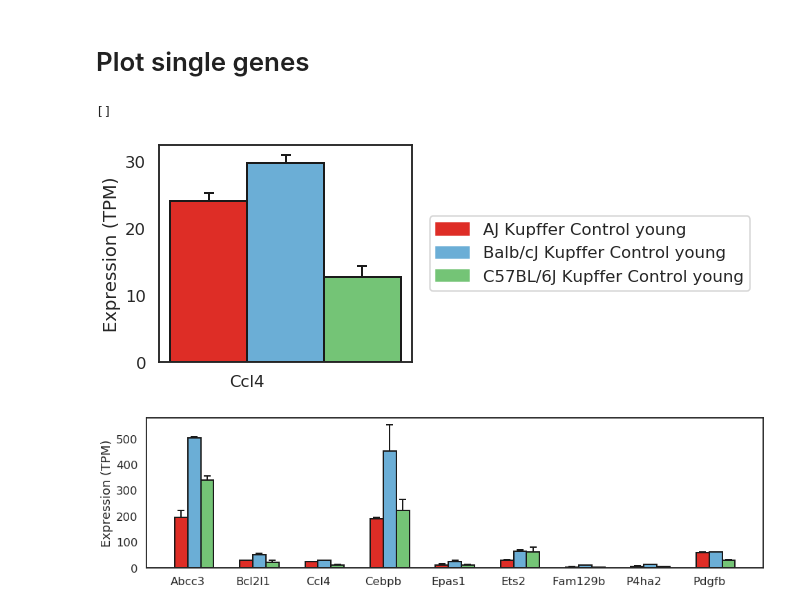
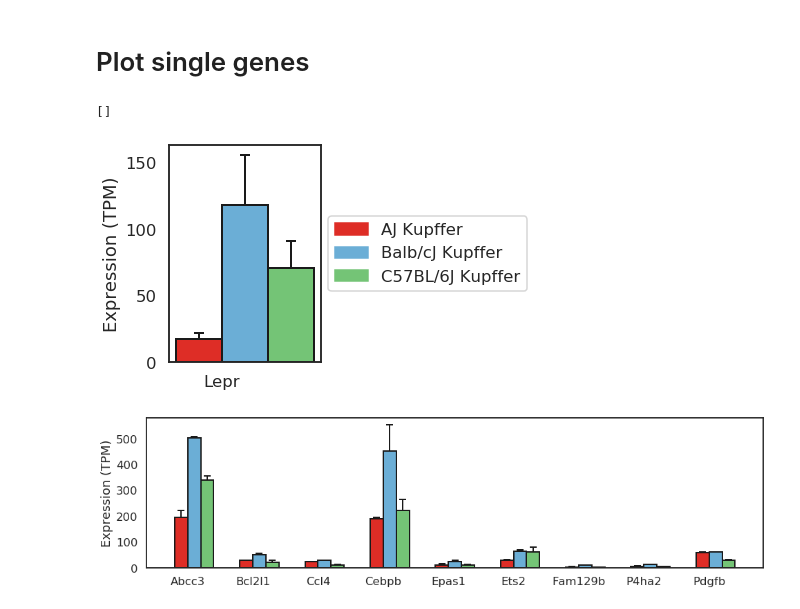
Before and after one commit to HunterBennett/strains_rna, a Jupyter notebook: results/K00_Strains_Control_Kupffer_RNA.ipynb, the cells around one changed output. Cells and saved outputs as stored; diff of their text form; code cells hidden in the pictures.

```diff
--- a/results/K00_Strains_Control_Kupffer_RNA.ipynb
+++ b/results/K00_Strains_Control_Kupffer_RNA.ipynb
@@ -18,11 +18,14 @@ import matplotlib.pyplot as plt
 from matplotlib.patches import Patch
 import seaborn as sns
 
-matplotlib.rcParams['savefig.dpi'] = 200
-sys.setrecursionlimit(3000)
+# set plotting functions
+matplotlib.rcParams['savefig.dpi'] = 500
 sns.set(font_scale=1)
 sns.set_context('talk')
 sns.set_style('white')
+# get matplotlib to save readable fonts
+matplotlib.rcParams['pdf.fonttype'] = 42
+matplotlib.rcParams['ps.fonttype'] = 42
 
 # import custom functions
 sys.path.insert(0, '/home/h1bennet/code/')
@@ -337,9 +525,9 @@ groups = [[0,1],
           [2,3],
           [4,5]]
 
-group_labels = ['AJ Kupffer Control young',
-                'Balb/cJ Kupffer Control young',
-                'C57BL/6J Kupffer Control young']
+group_labels = ['AJ Kupffer',
+                'Balb/cJ Kupffer',
+                'C57BL/6J Kupffer']
 
 colors = ['#de2d26',
           '#6baed6',
@@ -349,31 +537,32 @@ legend_elements = []
 for lab, col in  zip(group_labels, colors):
     legend_elements.append(Patch(label=lab, color=col))
 # %%
-gene = ['Ccl4']
+gene = ['Lepr']
 
 fig, axs = plt.subplots(1, 2,
-                       figsize=(10, 4))
+                       figsize=(6, 4))
+# plt.subplots_adjust(wspace=0.5)
 
 gene_list_bar_plot(gene,
                    tpm,
                    groups=groups,
                    group_labels = group_labels,
                    colors = colors,
                    width=0.2,
                    ax=axs[0])
 
 axs[0].get_legend().remove()
 
 axs[1].legend(handles=legend_elements, loc='center')
 axs[1].spines['top'].set_visible(False)
 axs[1].spines['right'].set_visible(False)
 axs[1].spines['left'].set_visible(False)
 axs[1].spines['bottom'].set_visible(False)
 axs[1].set_xticklabels('')
 axs[1].set_yticklabels('')
 # %% [output]
 []
-[figure, old version]
+[figure, new version]
 # %%
 gene = ['Abcc3', 'Bcl2l1', 'Ccl4', 'Cebpb', 'Epas1', 'Ets2', 'Fam129b', 'P4ha2', 'Pdgfb']
 
```
Also changed, not shown: parts of 26 cells of this notebook, 14 other files.
